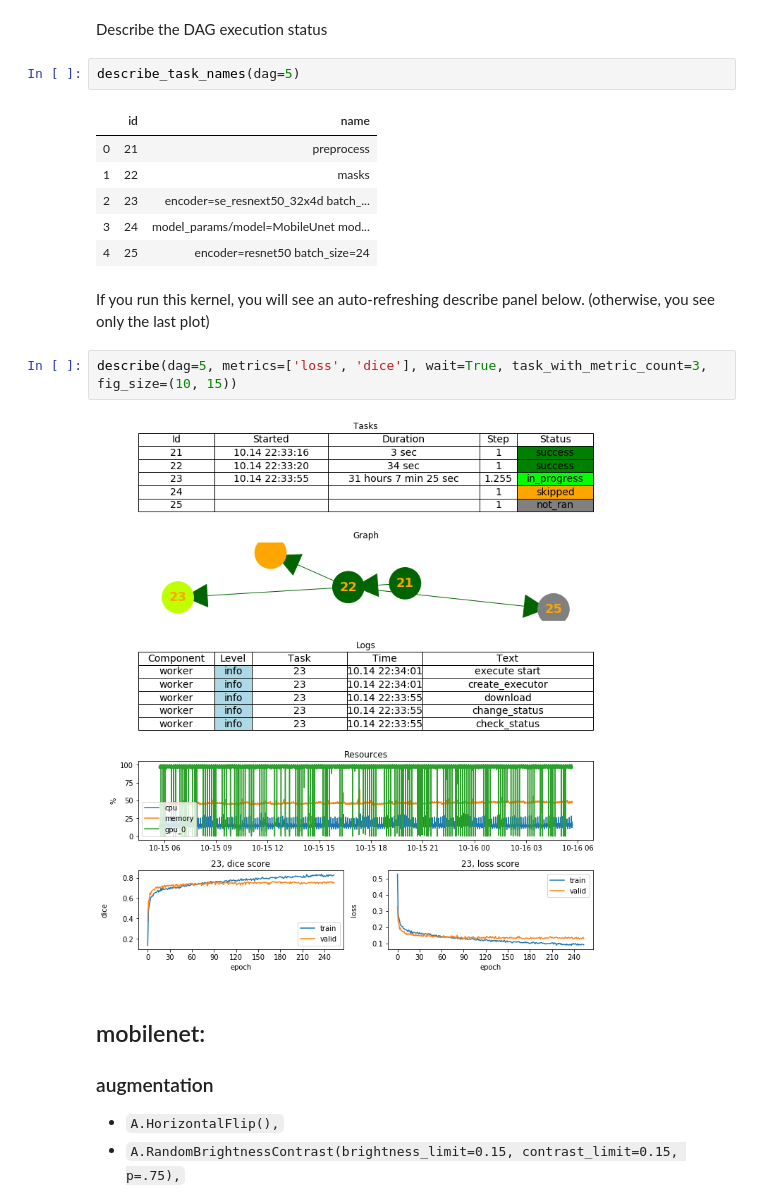
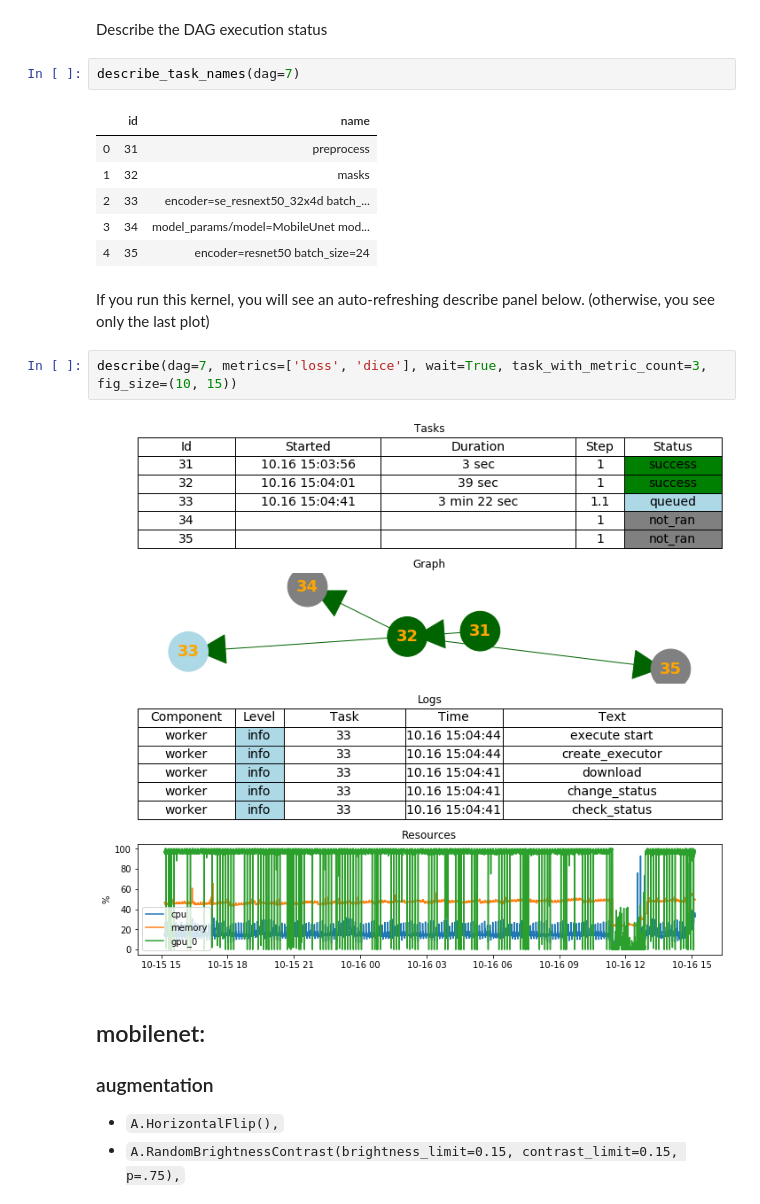
Before and after one commit to CozyDoomer/steel-defect-detection, a Jupyter notebook: mlcomp_catalyst_train.ipynb, the cells around one changed output. Drawn from its saved outputs; the diff is of its cells as text.

```diff
--- a/mlcomp_catalyst_train.ipynb
+++ b/mlcomp_catalyst_train.ipynb
@@ -154,20 +154,20 @@ Start DAG
 # %% [markdown]
 Describe the DAG execution status
 # %%
-describe_task_names(dag=5)
+describe_task_names(dag=7)
 # %% [output]
 |  | id | name |
-| 0 | 21 | preprocess |
-| 1 | 22 | masks |
-| 2 | 23 | encoder=se_resnext50_32x4d batch_... |
-| 3 | 24 | model_params/model=MobileUnet mod... |
-| 4 | 25 | encoder=resnet50 batch_size=24 |
+| 0 | 31 | preprocess |
+| 1 | 32 | masks |
+| 2 | 33 | encoder=se_resnext50_32x4d batch_... |
+| 3 | 34 | model_params/model=MobileUnet mod... |
+| 4 | 35 | encoder=resnet50 batch_size=24 |
 # %% [markdown]
 If you run this kernel, you will see an auto-refreshing describe panel below. (otherwise, you see only the last plot)
 # %%
-describe(dag=5, metrics=['loss', 'dice'], wait=True, task_with_metric_count=3, fig_size=(10, 15))
+describe(dag=7, metrics=['loss', 'dice'], wait=True, task_with_metric_count=3, fig_size=(10, 15))
 # %% [output]
-[figure, old version]
+[figure, new version]
 # %% [markdown]
 ## mobilenet:
 ### augmentation
```
Also changed, not shown: parts of 3 cells of this notebook, 2 other files.
